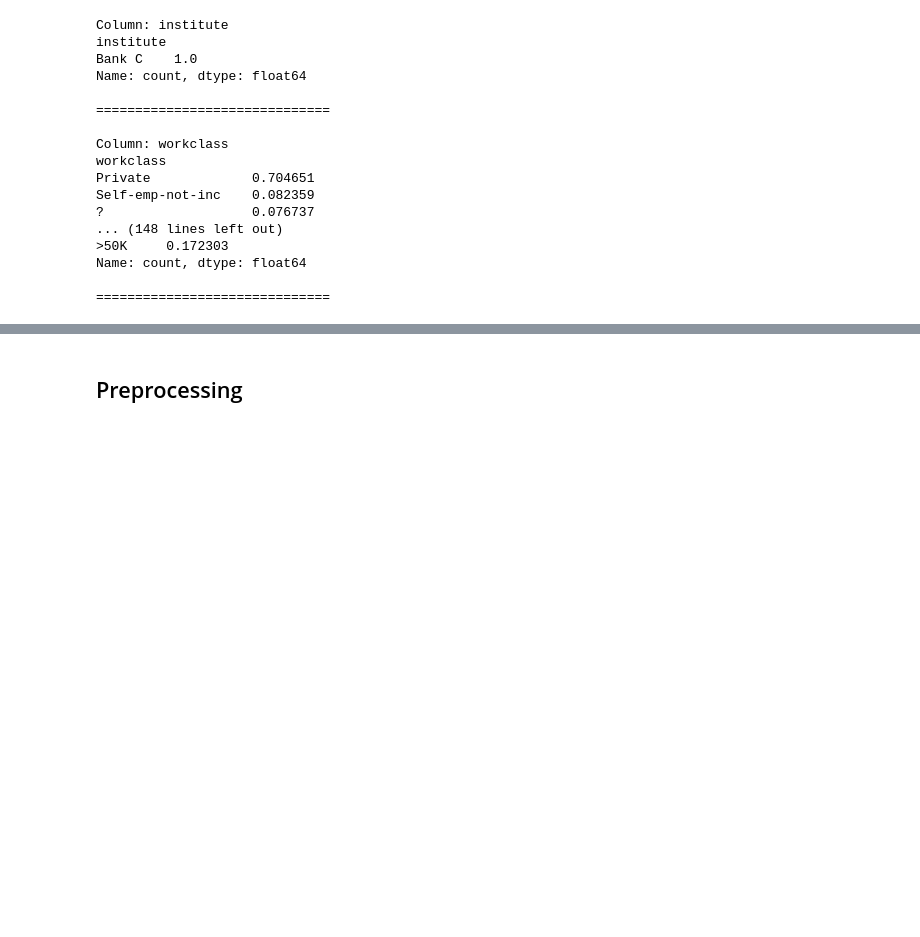
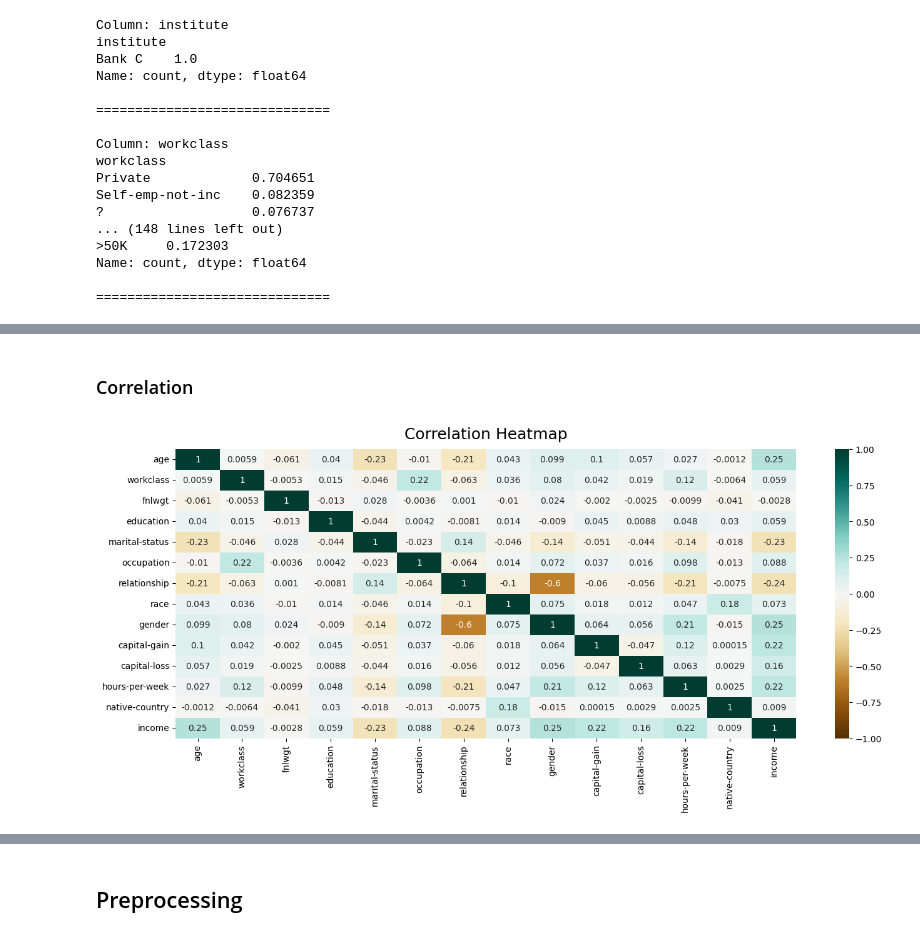
Before and after one commit to mdielacher/FHSTP_FML_assignment2, a Jupyter notebook: notebooks/data_findings.ipynb, the cells around one changed output, grey strips where cells are left out. Saved outputs shown, nothing was run; the diff lists cells and outputs as text; code cells hidden in the pictures; blank space fills up the shorter version.

```diff
--- a/notebooks/data_findings.ipynb
+++ b/notebooks/data_findings.ipynb
@@ -93,6 +96,14 @@ def plot_value_counts_by_institute(df: pd.DataFrame, columns: list = None):
         plt.xticks(rotation=45, ha='right')
         plt.legend(title='Institute', loc='upper right')
         plt.show()
+
+def label_encode_columns(dataframe, columns_to_encode):
+    label_encoder = LabelEncoder()
+
+    for column in columns_to_encode:
+        dataframe[column] = label_encoder.fit_transform(dataframe[column])
+
+    return dataframe
 # %% [markdown]
 ## Analytics
 # %% [markdown]
@@ -458,0 +480,21 @@ Married-AF-spouse      0.000769  0.000779  0.000621
+# %% [markdown]
+### Correlation
+# %%
+columns_to_encode = ['workclass', 'education', 'marital-status', 'relationship', 'race', 'gender', 'native-country', 'occupation', 'income']
+df_a_label_encoded = label_encode_columns(df_a, columns_to_encode)
+df_a_label_encoded = df_a_label_encoded.drop(["institute", "educational-num"], axis=1)
+
+df_b_label_encoded = label_encode_columns(df_b, columns_to_encode)
+df_b_label_encoded = df_b_label_encoded.drop(["institute", "educational-num"], axis=1)
+
+df_c_label_encoded = label_encode_columns(df_c, columns_to_encode)
+df_c_label_encoded = df_c_label_encoded.drop(["institute", "educational-num"], axis=1)
+
+df_all_label_encoded = label_encode_columns(df_all, columns_to_encode)
+df_all_label_encoded = df_all_label_encoded.drop(["institute", "educational-num"], axis=1)
+# %%
+plt.figure(figsize=(16, 6))
+heatmap = sns.heatmap(df_a_label_encoded.corr(), vmin=-1, vmax=1, annot=True, cmap='BrBG')
+heatmap.set_title('Correlation Heatmap', fontdict={'fontsize':18}, pad=12);
+# %% [output]
+[figure, added]
```
Also changed, not shown: parts of 46 cells of this notebook.
